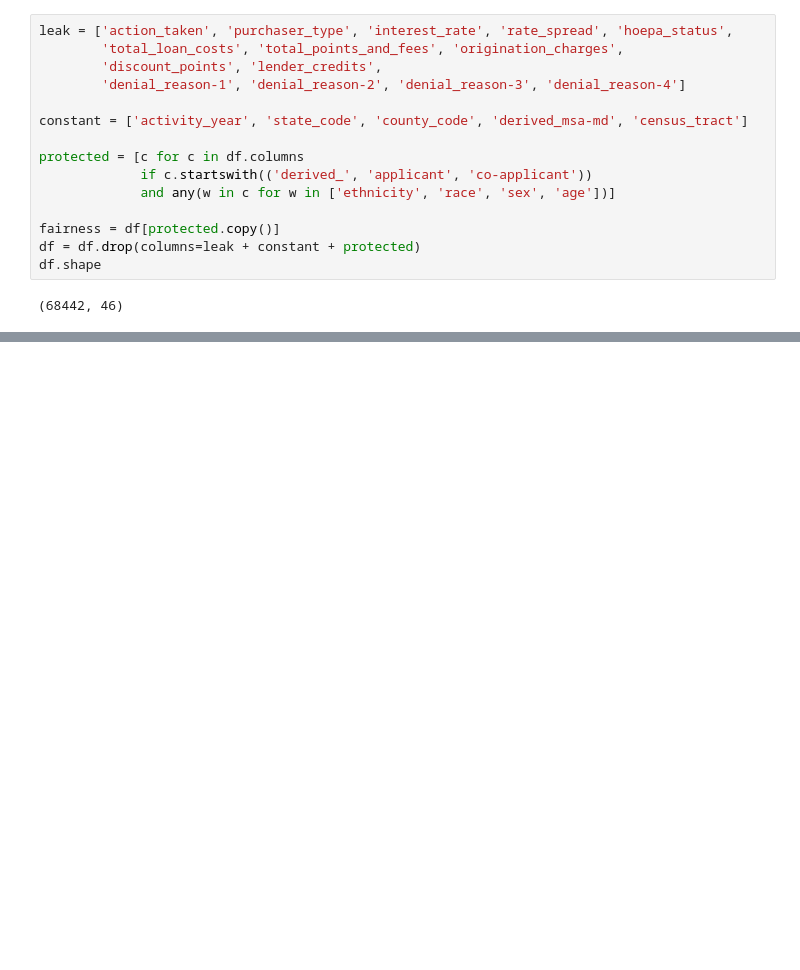
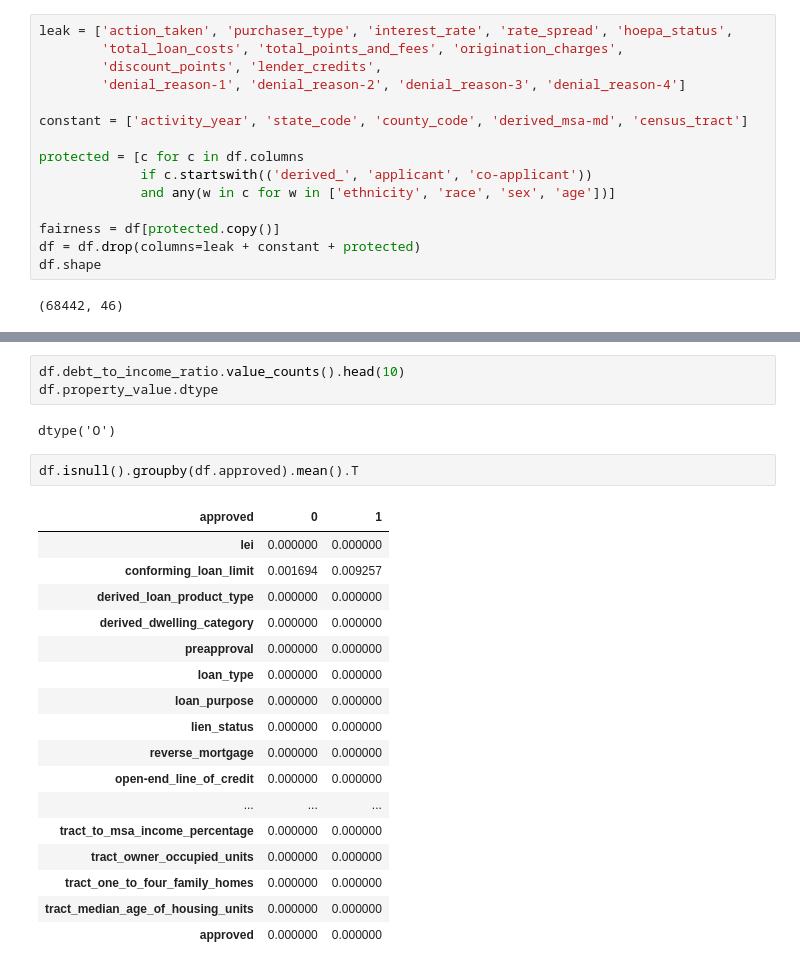
Before and after one commit to Humanberto/san-diego-mortgage-approval, a Jupyter notebook: notebook.ipynb, the cells around one changed output, grey strips where cells are left out. Cells and saved outputs as stored; diff of their text form; blank space fills up the shorter version.

Commit message:
Check missing values

```diff
--- a/notebook.ipynb
+++ b/notebook.ipynb
@@ -119,0 +140,25 @@ df.shape
+# %%
+df.debt_to_income_ratio.value_counts().head(10)
+df.property_value.dtype
+# %% [output]
+dtype('O')
+# %%
+df.isnull().groupby(df.approved).mean().T
+# %% [output]
+| approved | 0 | 1 |
+| lei | 0.000000 | 0.000000 |
+| conforming_loan_limit | 0.001694 | 0.009257 |
+| derived_loan_product_type | 0.000000 | 0.000000 |
+| derived_dwelling_category | 0.000000 | 0.000000 |
+| preapproval | 0.000000 | 0.000000 |
+| loan_type | 0.000000 | 0.000000 |
+| loan_purpose | 0.000000 | 0.000000 |
+| lien_status | 0.000000 | 0.000000 |
+| reverse_mortgage | 0.000000 | 0.000000 |
+| open-end_line_of_credit | 0.000000 | 0.000000 |
+| ... | ... | ... |
+| tract_to_msa_income_percentage | 0.000000 | 0.000000 |
+| tract_owner_occupied_units | 0.000000 | 0.000000 |
+| tract_one_to_four_family_homes | 0.000000 | 0.000000 |
+| tract_median_age_of_housing_units | 0.000000 | 0.000000 |
+| approved | 0.000000 | 0.000000 |
```
Also changed, not shown: parts of 1 cell of this notebook, 1 other file.
